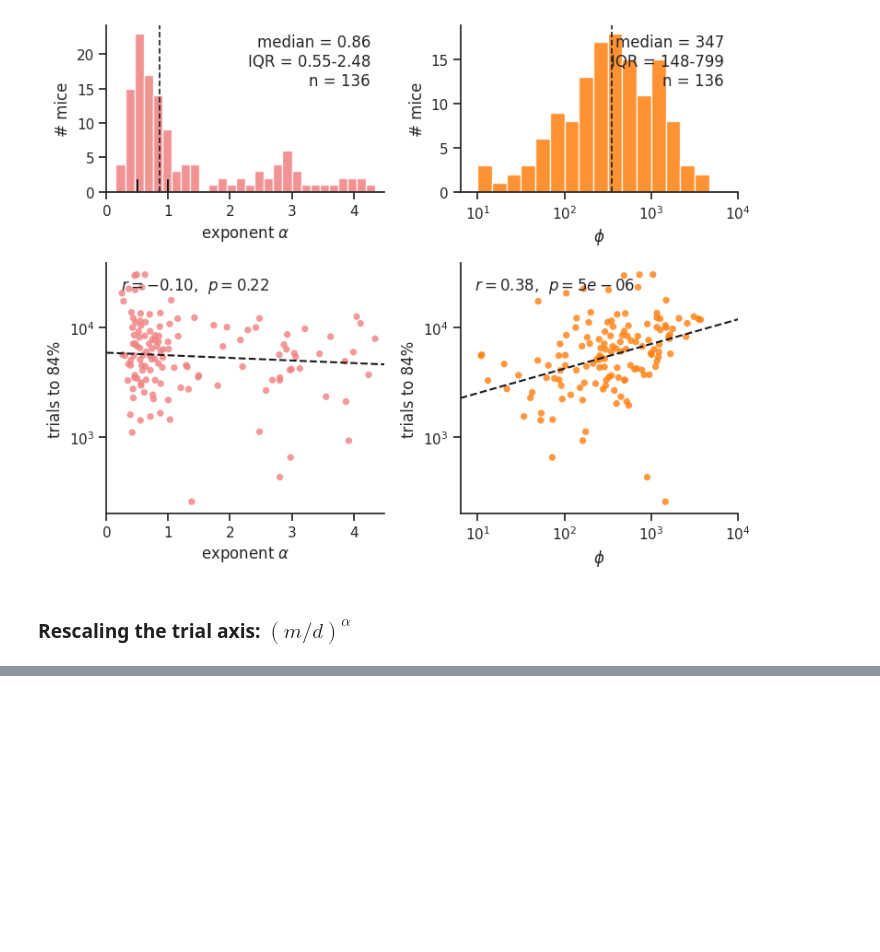
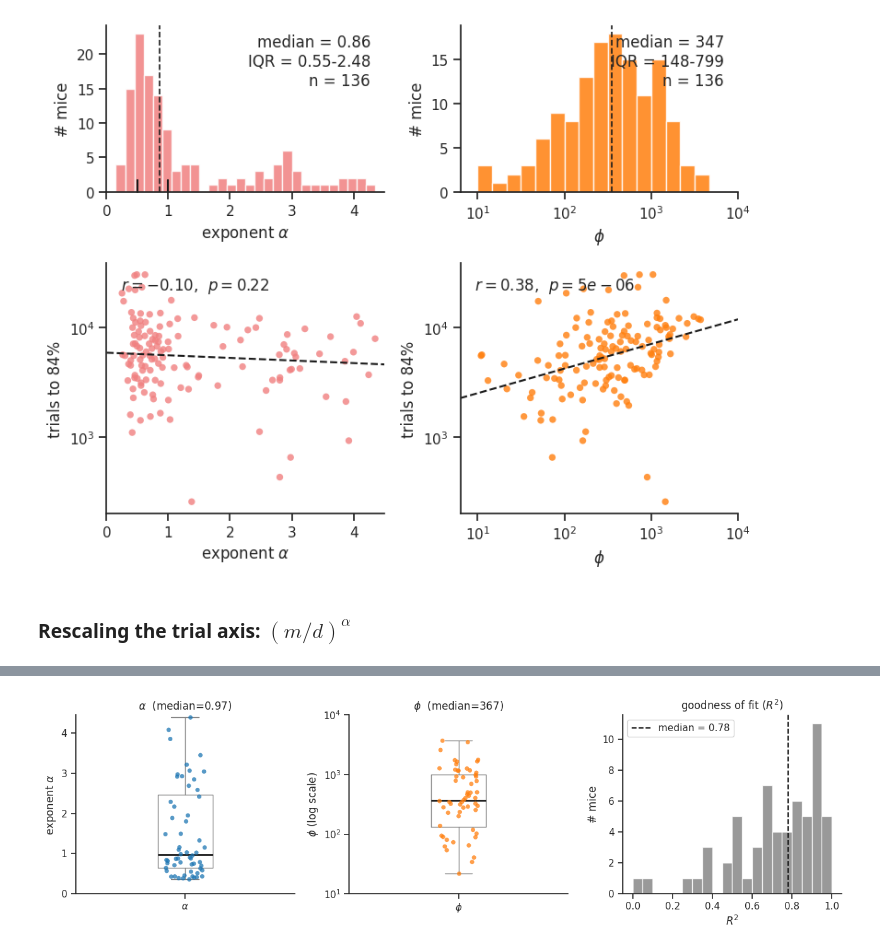
Before and after one commit to lingqiz/inductive-bias, a Jupyter notebook: analysis/ibl_learning.ipynb, the cells around one changed output, grey strips where cells are left out. Cells and saved outputs as stored; diff of their text form; code cells hidden in the pictures; blank space fills up the shorter version.

```diff
--- a/analysis/ibl_learning.ipynb
+++ b/analysis/ibl_learning.ipynb
@@ -421,0 +484,42 @@ plt.show()
+# %%
+# box plots of the individual fit parameters (all mice; display y-range cropped)
+rng = np.random.default_rng(0)
+
+def box_dots(ax, vals, color, label, view=None):
+    ax.boxplot(vals, positions=[1], widths=0.25, showfliers=False,
+               medianprops=dict(color='k', linewidth=2),
+               boxprops=dict(color='grey'), whiskerprops=dict(color='grey'),
+               capprops=dict(color='grey'))
+    x = 1 + (rng.random(len(vals)) - 0.5) * 0.18
+    ax.scatter(x, vals, s=25, color=color, alpha=0.75, zorder=3, edgecolors='none')
+    ax.set_xticks([1]); ax.set_xticklabels([label])
+    if view is not None:
+        ax.set_ylim(*view)
+
+fig, axs = plt.subplots(1, 3, figsize=(13, 4))
+
+# alpha: box + dots over all mice
+box_dots(axs[0], alphas, 'tab:blue', r'$\alpha$', view=(0, 4.45))
+axs[0].set_yticks(np.arange(0, 5, 1))
+axs[0].set_ylabel(r'exponent $\alpha$')
+axs[0].set_title(r'$\alpha$  (median=%.2f)' % np.median(alphas))
+
+# phi: log scale, view cropped to the central range (5th-95th pct of log10 phi)
+log_phi = np.log10(phis)
+view = (np.floor(np.percentile(log_phi, 5)), np.ceil(np.percentile(log_phi, 95)))
+box_dots(axs[1], log_phi, 'tab:orange', r'$\phi$', view=view)
+ticks = np.arange(int(view[0]), int(view[1]) + 1)
+axs[1].set_yticks(ticks); axs[1].set_yticklabels([r'$10^{%d}$' % t for t in ticks])
+axs[1].set_ylabel(r'$\phi$ (log scale)')
+axs[1].set_title(r'$\phi$  (median=%.0f)' % np.median(phis[phis > 0]))
+
+# R^2 histogram (all mice)
+axs[2].hist(r2, bins=np.arange(0, 1.05, 0.05), color='grey', alpha=0.8, edgecolor='white')
+axs[2].axvline(np.median(r2), color='k', linestyle='--', linewidth=1.5,
+               label='median = %.2f' % np.median(r2))
+axs[2].set_xlabel(r'$R^2$'); axs[2].set_ylabel('# mice')
+axs[2].set_title(r'goodness of fit ($R^2$)'); axs[2].legend()
+
+plt.tight_layout(); plt.show()
+# %% [output]
+[figure, added]
```
Also changed, not shown: parts of 26 cells of this notebook, 1 other file.
